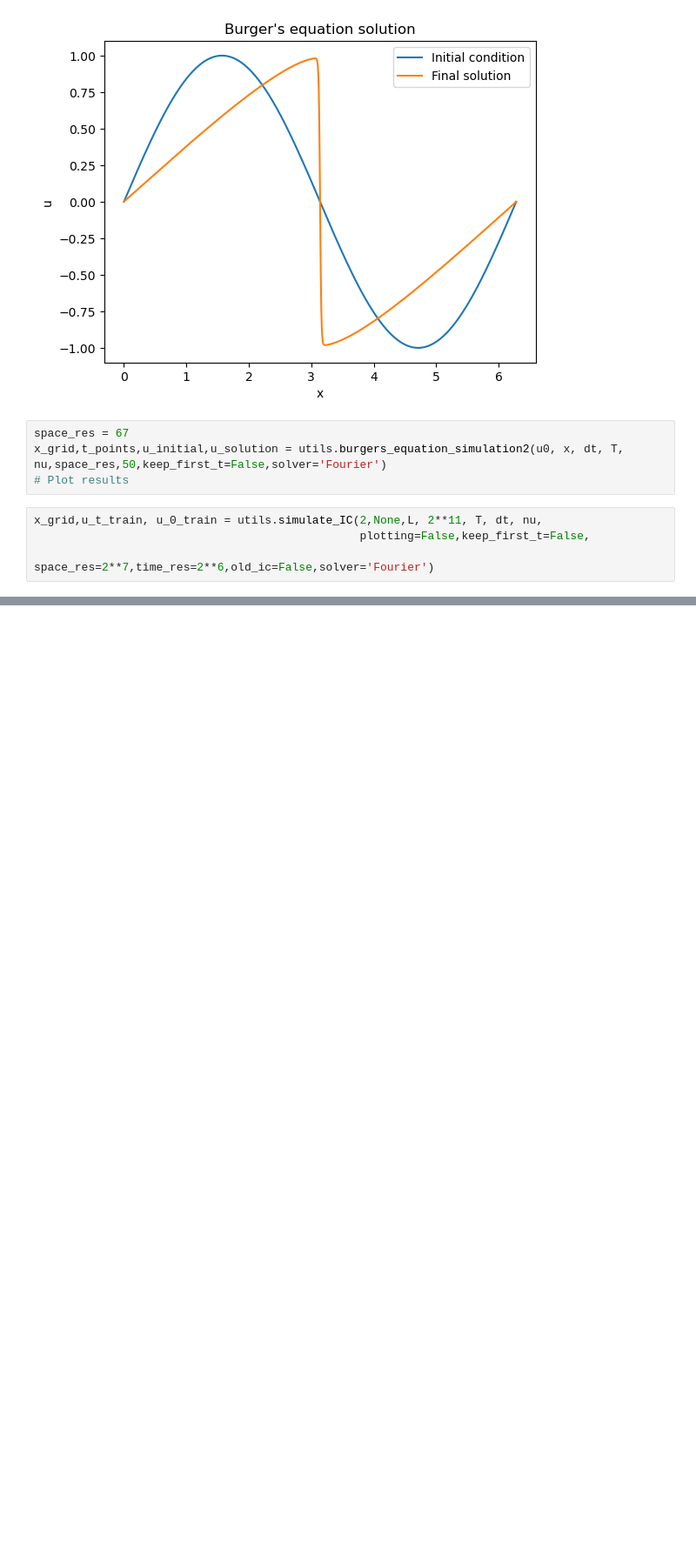
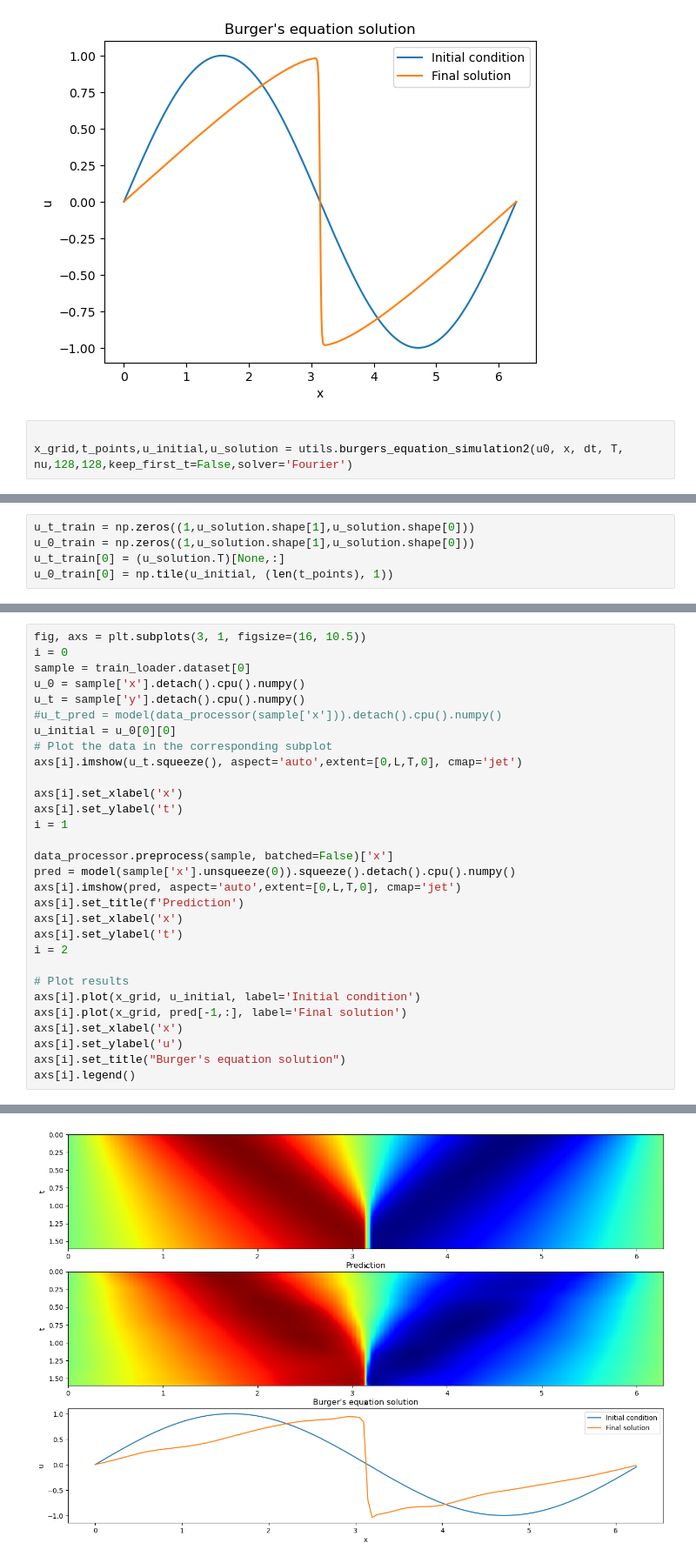
Before and after one commit to PK1725/NeuralOperators, a Jupyter notebook: solve_burges_shock.ipynb, the cells around one changed output, grey strips where cells are left out. Shown at 87% size. Saved outputs shown, nothing was run; the diff lists cells and outputs as text; blank space fills up the shorter version.

Commit message:
generated test data and trained model

```diff
--- a/solve_burges_shock.ipynb
+++ b/solve_burges_shock.ipynb
@@ -66,10 +69,5 @@ plt.show()
 [figure]
 [figure]
 # %%
-space_res = 67
-x_grid,t_points,u_initial,u_solution = utils.burgers_equation_simulation2(u0, x, dt, T, nu,space_res,50,keep_first_t=False,solver='Fourier')
-# Plot results
+
+x_grid,t_points,u_initial,u_solution = utils.burgers_equation_simulation2(u0, x, dt, T, nu,128,128,keep_first_t=False,solver='Fourier')
-# %%
-x_grid,u_t_train, u_0_train = utils.simulate_IC(2,None,L, 2**11, T, dt, nu,
-                                                plotting=False,keep_first_t=False,
-                                                space_res=2**7,time_res=2**6,old_ic=False,solver='Fourier')
@@ -83,0 +74,5 @@ u_0_train
+# %%
+u_t_train = np.zeros((1,u_solution.shape[1],u_solution.shape[0]))
+u_0_train = np.zeros((1,u_solution.shape[1],u_solution.shape[0]))
+u_t_train[0] = (u_solution.T)[None,:]
+u_0_train[0] = np.tile(u_initial, (len(t_points), 1))
@@ -83,0 +153,31 @@ u_0_train
+# %%
+fig, axs = plt.subplots(3, 1, figsize=(16, 10.5))
+i = 0
+sample = train_loader.dataset[0]
+u_0 = sample['x'].detach().cpu().numpy()
+u_t = sample['y'].detach().cpu().numpy()
+#u_t_pred = model(data_processor(sample['x'])).detach().cpu().numpy()
+u_initial = u_0[0][0]
+# Plot the data in the corresponding subplot
+axs[i].imshow(u_t.squeeze(), aspect='auto',extent=[0,L,T,0], cmap='jet')
+
+axs[i].set_xlabel('x')
+axs[i].set_ylabel('t')
+i = 1
+
+data_processor.preprocess(sample, batched=False)['x']
+pred = model(sample['x'].unsqueeze(0)).squeeze().detach().cpu().numpy()
+axs[i].imshow(pred, aspect='auto',extent=[0,L,T,0], cmap='jet')
+axs[i].set_title(f'Prediction')
+axs[i].set_xlabel('x')
+axs[i].set_ylabel('t')
+i = 2
+
+# Plot results
+axs[i].plot(x_grid, u_initial, label='Initial condition')
+axs[i].plot(x_grid, pred[-1,:], label='Final solution')
+axs[i].set_xlabel('x')
+axs[i].set_ylabel('u')
+axs[i].set_title("Burger's equation solution")
+axs[i].legend()
+# %% [output]
@@ -84 +185,2 @@ u_0_train
+[figure, added]
 # %%
```
Also changed, not shown: parts of 18 cells of this notebook, 47 other files.
